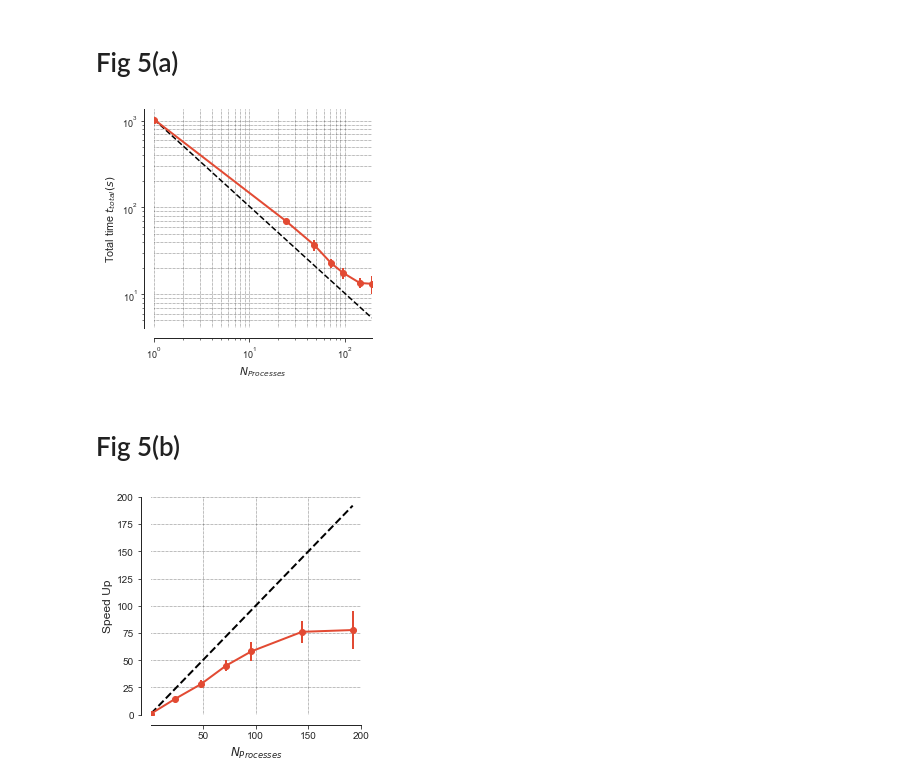
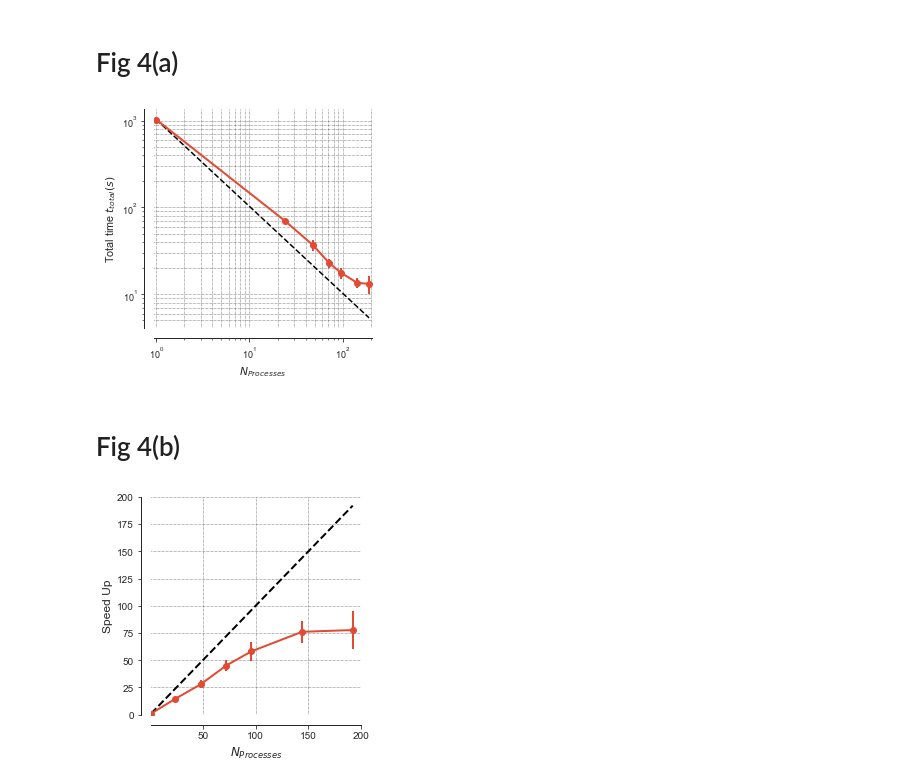
Before and after one commit to hpcanalytics/paper-hpc-py-parallel-mdanalysis, a Jupyter notebook: data/Fig4/a,b/Fig4(a),(b).ipynb, the cells around one changed output. Drawn from its saved outputs; the diff is of its cells as text; code cells hidden in the pictures.

```diff
--- a/data/Fig4/a,b/Fig4(a),(b).ipynb
+++ b/data/Fig4/a,b/Fig4(a),(b).ipynb
@@ -20,42 +20,45 @@ data2 = 'df7-comm-updated-rmsd-traj-split.csv'
 df7_1 = pd.read_csv(data1)
 df7_2 = pd.read_csv(data2)
 # %% [markdown]
-# Fig 5(a)
+# Fig 4(a)
 # %%
 plt.style.use('ggplot')
 sns.set_style('ticks')
 plt.rcParams['font.size'] = 9
 fig = plt.figure(figsize=(4,4))
 ax = fig.add_subplot(1,1,1)
 
 df = [df7_1, df7_2]
 
 # df[0].plot(y='t_tot_max', x='blocks', yerr='std_tot_max', ax=ax, marker='o', lw=2, label='ga')
 df[1].plot(y='t_tot_max', x='blocks', yerr='std_tot_max', ax=ax, marker='o', lw=2, label='MPI')
 
 ax.set_xlabel('$N_{Processes}$')
 ax.set_ylabel('Total time $t_{total}(s)$')
 
 ax.loglog([1, 192], [df[1]['t_tot_max'][0], df[1]['t_tot_max'][0]/192.], '--',color='black')
 plt.yscale('log')
 plt.xscale('log')
 
+ax.set_xlim(0.95, 205)
+
 ax.yaxis.grid(which='major',linestyle=':', linewidth='0.5', color='black')
 ax.xaxis.grid(which='major',linestyle=':', linewidth='0.5', color='black')
 ax.yaxis.grid(which='minor',linestyle=':', linewidth='0.5', color='black')
 ax.xaxis.grid(which='minor',linestyle=':', linewidth='0.5', color='black')
 #     plt.legend(loc='upper right')
 ax.legend().set_visible(False)
 
 sns.despine(offset=10, ax=ax)
 # lgd = ax.legend(loc='upper center', bbox_to_anchor=(0.50, -0.23), frameon=False,fancybox=True, shadow=True, ncol=3)
 plt.tight_layout()
 fig_name = 'tot_time_traj_splitting'
-fig.savefig('{}.pdf'.format(fig_name),bbox_extra_artists=(lgd,), bbox_inches='tight')
+#fig.savefig('{}.pdf'.format(fig_name),bbox_extra_artists=(lgd,), bbox_inches='tight')
+fig.savefig('{}.pdf'.format(fig_name), bbox_inches='tight')
 # %% [output]
-[figure, old version]
+[figure, new version]
 # %% [markdown]
-# Fig 5(b)
+# Fig 4(b)
 # %%
 import matplotlib as mpl
 
```
Also changed, not shown: 1 other file.
